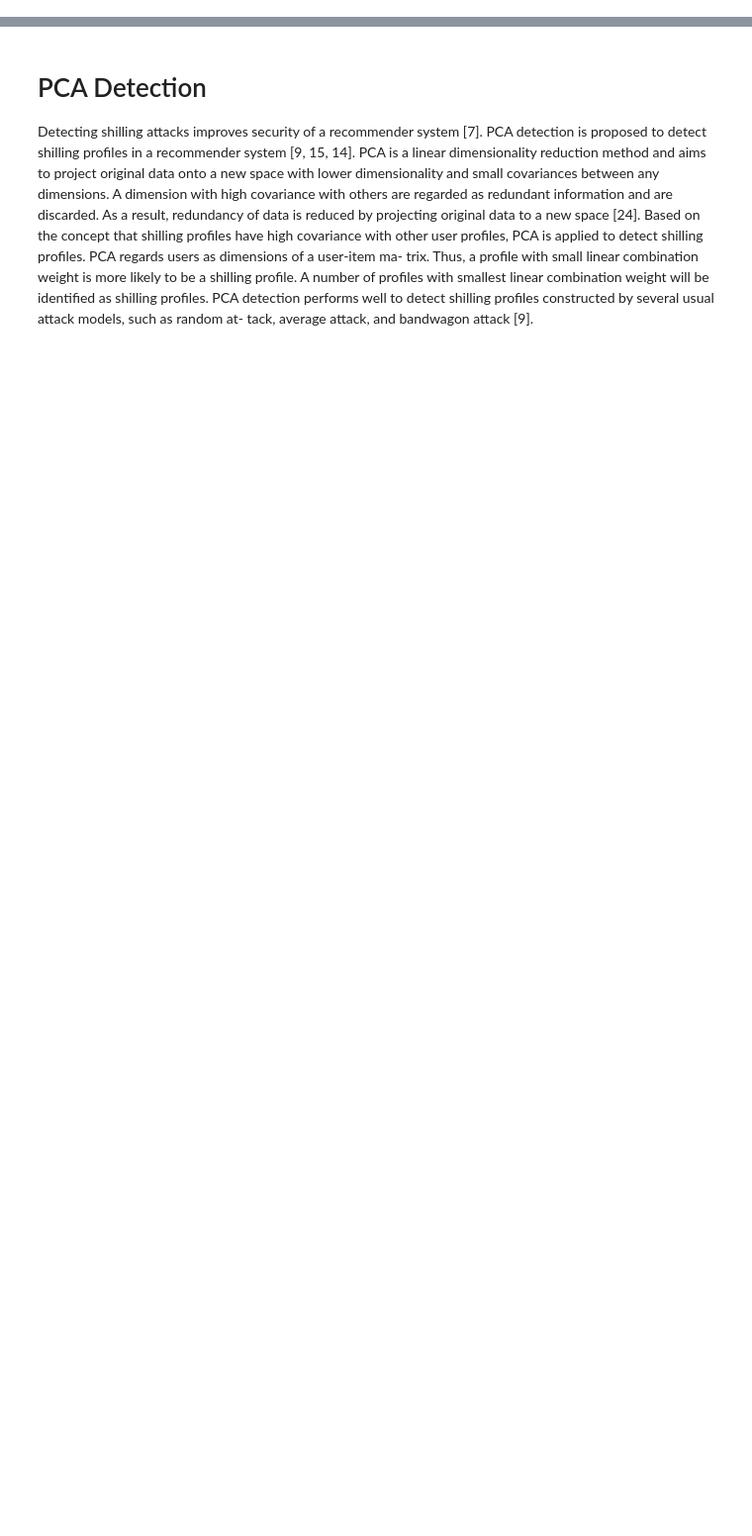
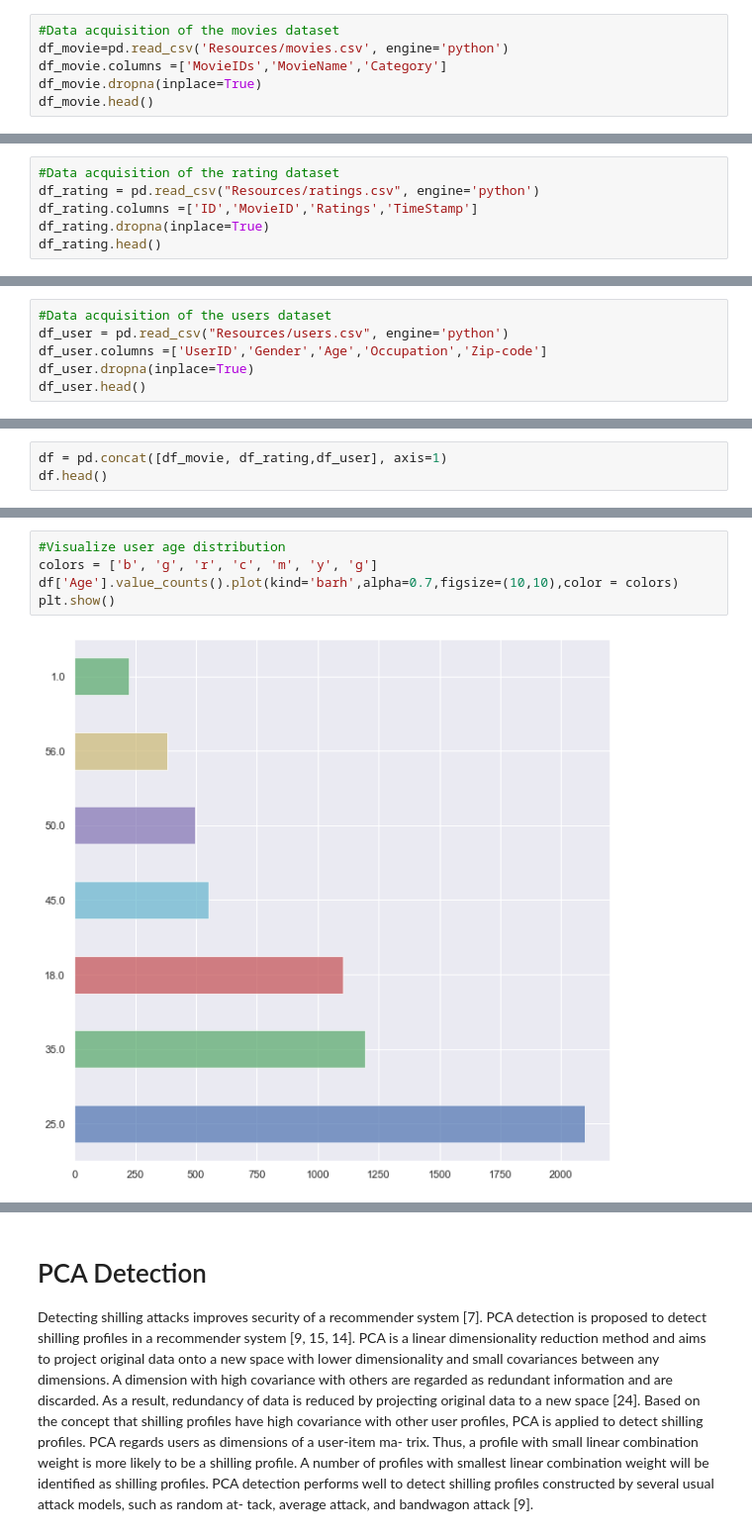
Before and after one commit to ebarkhordar/shilling-attack-detection-for-recommender-systems, a Jupyter notebook: analyze.ipynb, the cells around one changed output, grey strips where cells are left out. Shown at 99% size. Cells and saved outputs as stored; diff of their text form; blank space fills up the shorter version.

```diff
--- a/analyze.ipynb
+++ b/analyze.ipynb
@@ -26,0 +27,6 @@ ratings_df['Rating'].std()
+# %%
+#Data acquisition of the movies dataset
+df_movie=pd.read_csv('Resources/movies.csv', engine='python')
+df_movie.columns =['MovieIDs','MovieName','Category']
+df_movie.dropna(inplace=True)
+df_movie.head()
@@ -26,0 +40,6 @@ ratings_df['Rating'].std()
+# %%
+#Data acquisition of the rating dataset
+df_rating = pd.read_csv("Resources/ratings.csv", engine='python')
+df_rating.columns =['ID','MovieID','Ratings','TimeStamp']
+df_rating.dropna(inplace=True)
+df_rating.head()
@@ -26,0 +53,6 @@ ratings_df['Rating'].std()
+# %%
+#Data acquisition of the users dataset
+df_user = pd.read_csv("Resources/users.csv", engine='python')
+df_user.columns =['UserID','Gender','Age','Occupation','Zip-code']
+df_user.dropna(inplace=True)
+df_user.head()
@@ -26,0 +66,3 @@ ratings_df['Rating'].std()
+# %%
+df = pd.concat([df_movie, df_rating,df_user], axis=1)
+df.head()
@@ -26,0 +76,7 @@ ratings_df['Rating'].std()
+# %%
+#Visualize user age distribution
+colors = ['b', 'g', 'r', 'c', 'm', 'y', 'g']
+df['Age'].value_counts().plot(kind='barh',alpha=0.7,figsize=(10,10),color = colors)
+plt.show()
+# %% [output]
+[figure, added]
```
Also changed, not shown: parts of 80 cells of this notebook.
